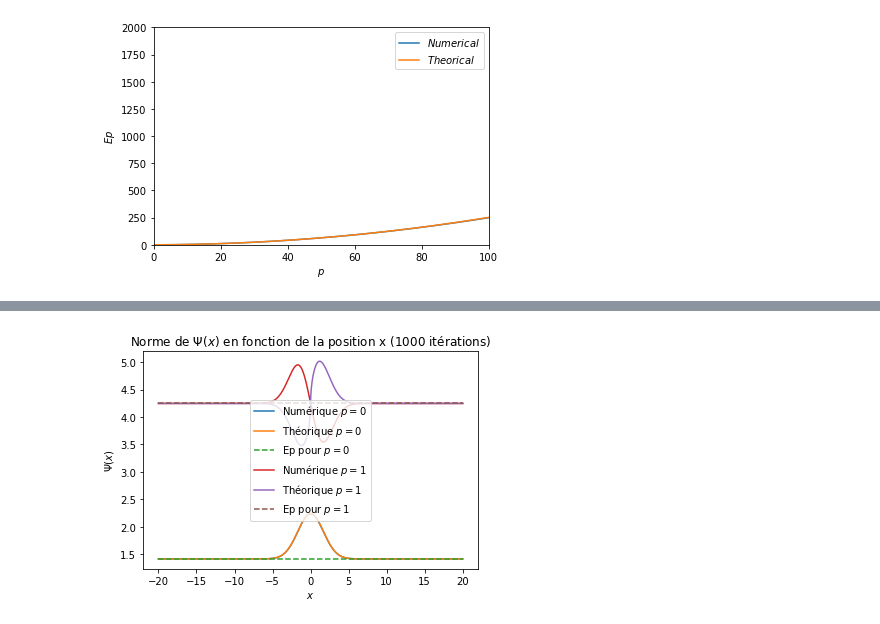
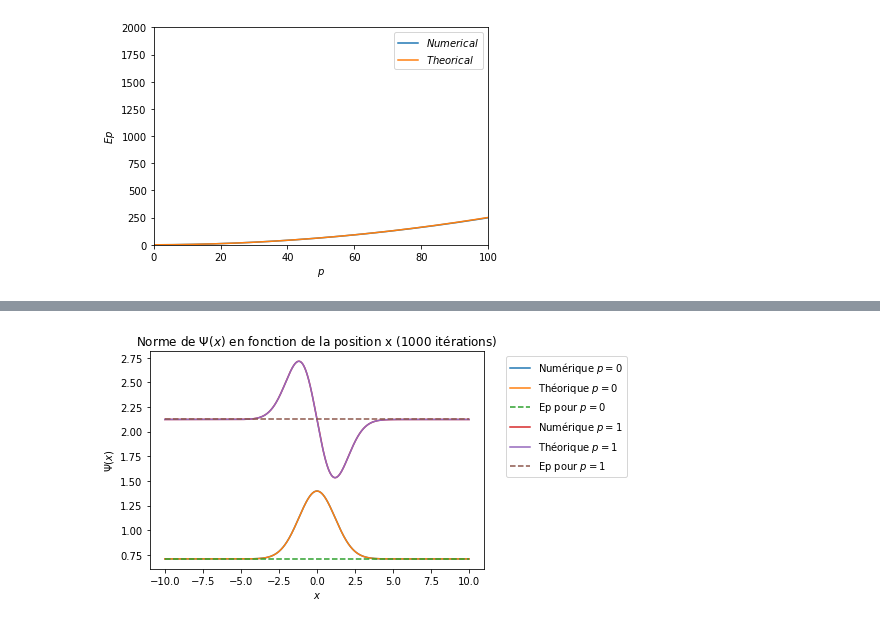
Before and after one commit to lucasboistay/shrodinger_simulation, a Jupyter notebook: arthur.ipynb, the cells around one changed output, grey strips where cells are left out. Saved outputs shown, nothing was run; the diff lists cells and outputs as text; code cells hidden in the pictures.

```diff
--- a/arthur.ipynb
+++ b/arthur.ipynb
@@ -21,6 +24,6 @@ print("dx : ", dx)
 
 ## On initialise x tel que
 
-x = np.linspace(-L,L,N)
+x = np.linspace(-L/2,L/2,N)
 # %% [output]
 dx :  0.02
@@ -103,19 +159,2 @@ plt.show()
 # %% [output]
 [figure]
-# %%
-# On compare le théorique et le calculé pour psi
-
-def psi_theo(p):
-    psi_theo = np.zeros(N)
-    for i in range(N):
-        if (p%2 == 0): #fonction pair
-            psi_theo[i] = np.sqrt(2/L)*np.cos(((p+1)*np.pi*x[i])/(L*2)+p/2*np.pi)
-        else: #fonction impair
-            psi_theo[i] = np.sqrt(2/L)*np.sin(((p+1)*np.pi*x[i])/(L*2))
-    return psi_theo
-
-def energie_pot(p,w):
-    value_ep = np.zeros(N)
-    for i in range(value_ep.size):
-        value_ep[i] = w[p]
-    return value_ep
@@ -159,31 +167,31 @@ get_graph(w,v,"puit_infini",psi_theo,2)
 # %%
 #potentiel harmonique
 def factoriel(x):
     if x <= 0:
         return 1
     else:
         return x*factoriel(x-1)
 
 sigma = np.sqrt(np.sqrt(2.0))
 #np.sqrt(hbarre/(masse*omega))
 
 def psi_theo_harmo(p,y):
     psi_theo = np.zeros(N)
     p_hermite = special.hermite(p)
 
     for i in range(N):
-        psi_theo[i] = (1/(np.sqrt(2**p*factoriel(p)*np.sqrt(np.pi)*sigma)))*np.exp((-(x[i]+y)**2)/(2*sigma**2))*p_hermite((x[i]+y)/sigma)
+        psi_theo[i] = (1/(np.sqrt(2**p*factoriel(p)*np.sqrt(np.pi)*sigma)))*np.exp((-(x[i]+y)**2)/(2*sigma**2))*p_hermite((x[i]+y)/sigma)*(-1)**p
 
-    return np.sign(psi_theo)*(np.sqrt(abs(psi_theo)))
+    return psi_theo
 
 w,v = get_psi(V2)
 
 def psi_theo_harmonique(p):
     return psi_theo_harmo(p,0)
 
 get_graph(w,v,"harmonique",psi_theo_harmonique,2)
 # %% [output]
-[figure, old version]
+[figure, new version]
 # %%
 #barrière de potentiel
 
```
Also changed, not shown: parts of 17 cells of this notebook, 1 other file.
